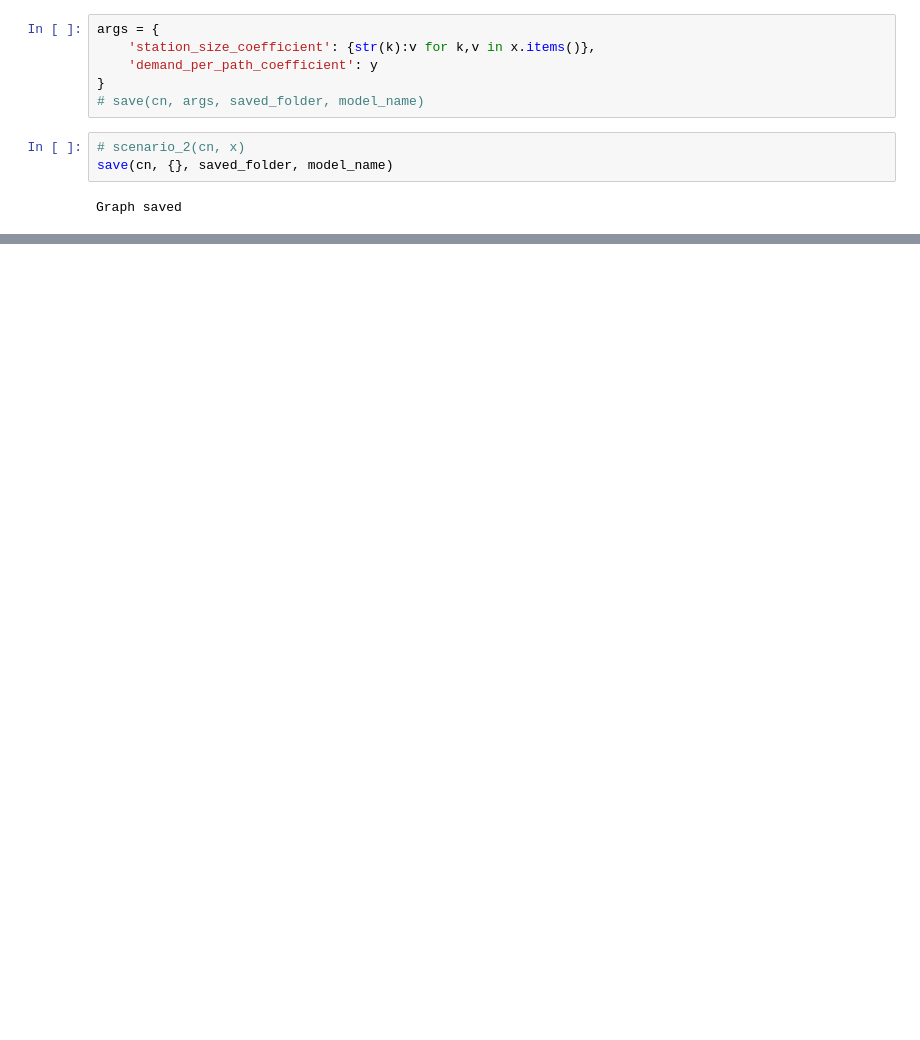
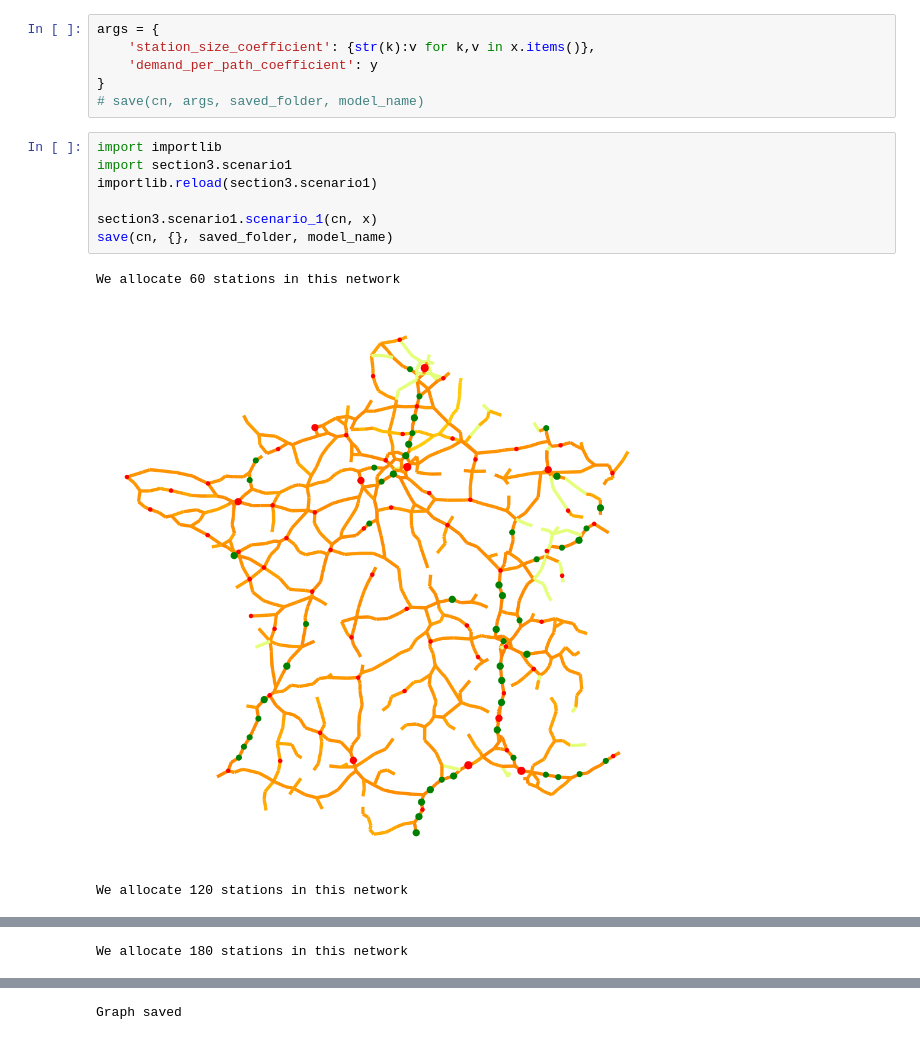
Before and after one commit to jiahezhu0312/hydrogen_station_allocation, a Jupyter notebook: section2.ipynb, the cells around one changed output, grey strips where cells are left out. Cells and saved outputs as stored; diff of their text form; blank space fills up the shorter version.

```diff
--- a/section2.ipynb
+++ b/section2.ipynb
@@ -33,7 +38,13 @@ args = {
 }
 # save(cn, args, saved_folder, model_name)
 # %%
-# scenario_2(cn, x)
+import importlib
+import section3.scenario1
+importlib.reload(section3.scenario1)
+
+section3.scenario1.scenario_1(cn, x)
 save(cn, {}, saved_folder, model_name)
 # %% [output]
-Graph saved
+We allocate 60 stations in this network
+[figure, added]
+We allocate 120 stations in this network
@@ -39,0 +52 @@ Graph saved
+We allocate 180 stations in this network
@@ -39,0 +54 @@ Graph saved
+Graph saved
```
Also changed, not shown: parts of 6 cells of this notebook.
